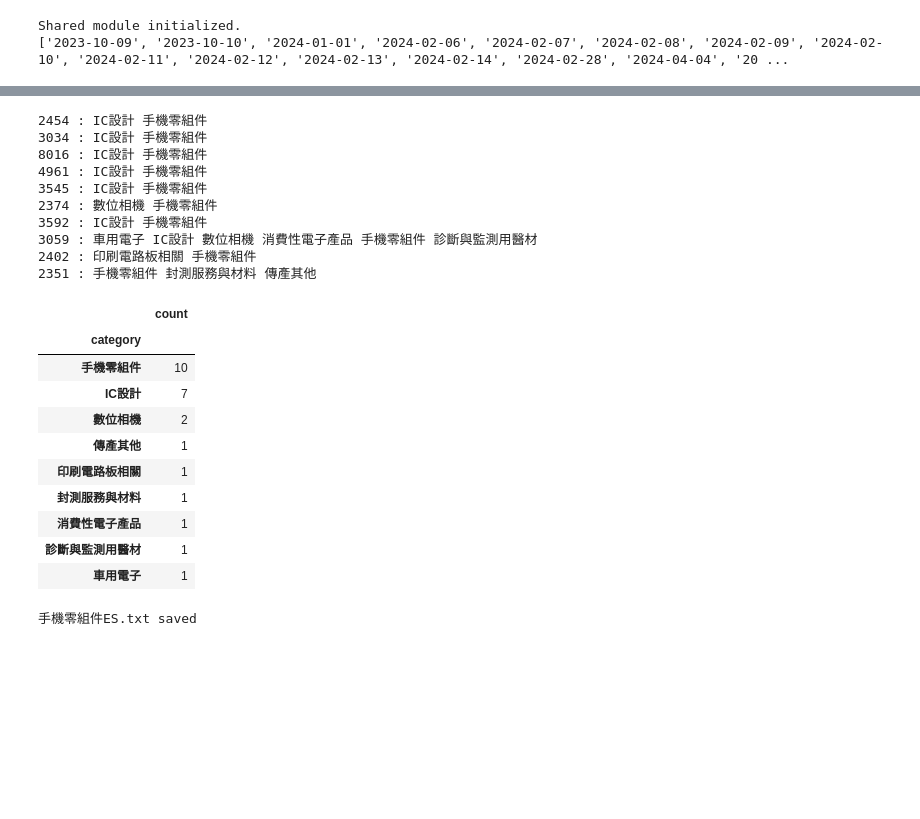
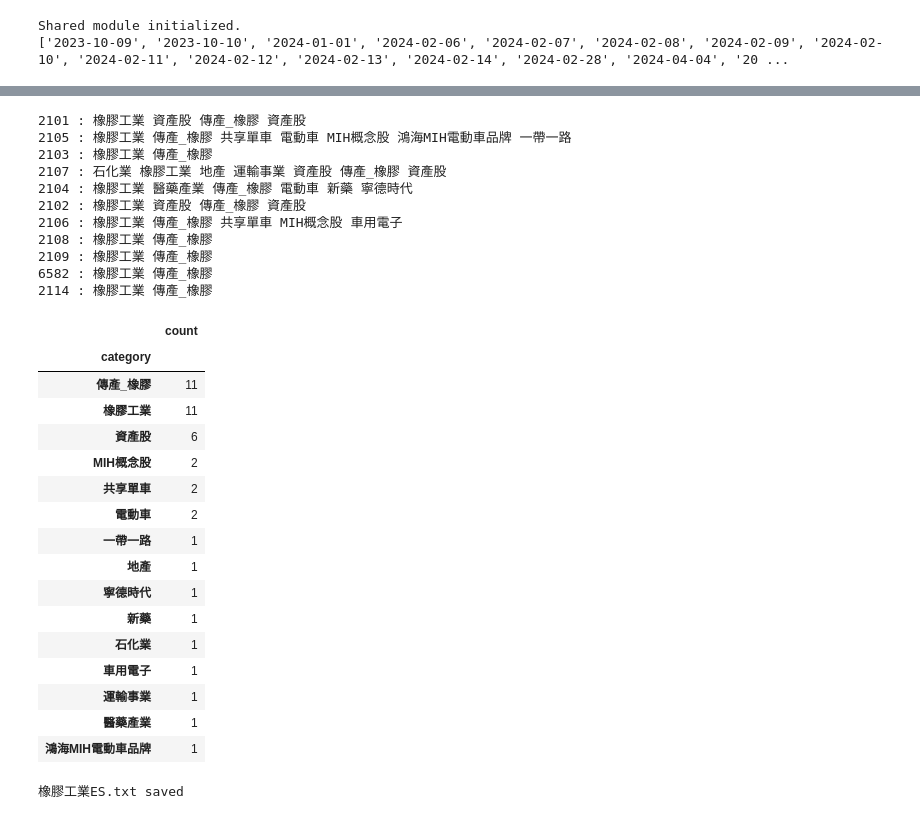
Before and after one commit to johnnyliao0325/Stock_RS_Strategy_Manager, a Jupyter notebook: Stock_RS_rate_analysis/industry category.ipynb, the cells around one changed output, grey strips where cells are left out. Cells and saved outputs as stored; diff of their text form; code cells hidden in the pictures; blank space fills up the shorter version.

```diff
--- a/Stock_RS_rate_analysis/industry category.ipynb
+++ b/Stock_RS_rate_analysis/industry category.ipynb
@@ -266,46 +259,48 @@ from time import sleep as delay
 show = True
 show_all = False
 save_to_txt = True
+description = '0426'
 if show_all:
     CF_threshold = 1800
     ES_threshold = 1800
 else:
     CF_threshold = 800
-    ES_threshold = 500
+    ES_threshold = 400
 # variable == intersection or union
 mode = 'union'
-industry_name_list = '連接器'.split('。')
+industry_name_list = '電子上游_PCB_材料設備'.split('.')
 for industry_name in industry_name_list:
     alist = []
     industry_category_df = []
     clear_output()
     sort_stocks = rschoose_df.sort_values(by='busness volume(億)', ascending=False).iloc[:CF_threshold]
+    sort_stocks.reset_index(drop=True, inplace=True)
     sort_stocks['CF'] = [round(100-(i/14), 1) for i in sort_stocks.index.values]
     # ES250前20%
     sort_stocks_ES = rschoose_df.sort_values(by='ES250rate', ascending=False).iloc[:ES_threshold]
-    print(f'ES top {round(ES_threshold/14, 2)}% : {sort_stocks_ES.shape} | CF top {round(CF_threshold/14, 2)}% : {sort_stocks.shape}')
+    print(f'RS > {100 - round(ES_threshold/14, 2)}% : {sort_stocks_ES.shape[0]}支 | CF > {100 - round(CF_threshold/14, 2)}% : {sort_stocks.shape[0]}支')
     # 合併共有股票
     sort_stocks = sort_stocks.loc[sort_stocks['ID'].isin(sort_stocks_ES['ID'])]
-    print(f'CF top {round(CF_threshold/14, 2)}% & ES top {round(ES_threshold/14, 2)}% : {sort_stocks.shape}')
+    print(f'RS > {100 - round(ES_threshold/14, 2)}% & CF > {100 - round(CF_threshold/14, 2)}% : {sort_stocks.shape[0]}支')
     # 特定產業
     industry_name = industry_name.split(' ')
     if mode == 'intersection':
         for i, industry in enumerate(industry_name):
             industry_ID_list = all_df2.loc[all_df2['industry'].isin([industry])]['ID'].values
-            print(f'{industry} : {industry_ID_list.shape}')
+            print(f'{industry} : {industry_ID_list.shape[0]}支')
             if i == 0:
                 industry_stock = industry_ID_list
             else:
                 industry_stock = np.intersect1d(industry_stock, industry_ID_list)
     else:
         industry_stock = all_df2.loc[all_df2['industry'].isin(industry_name)]['ID'].values
-        print(f'{industry_name} : {industry_stock.shape}')
+        # print(f'{industry_name} : {industry_stock.shape[0]}')
 
-    print(f'{industry_name} : {industry_stock.shape}')
+    print(f'{industry_name} : {industry_stock.shape[0]}支')
     sort_stocks_id = sort_stocks.loc[sort_stocks['ID'].astype(str).isin(industry_stock)]['ID'].astype(str).values
     # sort by stock ID
     sort_stocks_id = sort_stocks_id[np.argsort(sort_stocks_id)]
-    print(f'{industry_name} after fillter : {sort_stocks.shape}')
+    print(f'{industry_name} after fillter : {sort_stocks_id.shape[0]}支')
 
     # 全部的產業股票
     for id in sort_stocks_id:
@@ -325,7 +320,7 @@ for industry_name in industry_name_list:
     for ind in alist:
         if show:
             print(ind[0], f'| RS({ind[1][0]}) | CF({ind[1][1]})', '-->', end=' ')
-        for i in ind[1][2:]:
+        for i in set(ind[1][2:]):
             if show:
                 print(i, end=' ')
             industry_category_df.append([ind[0], i])
@@ -345,8 +340,8 @@ for industry_name in industry_name_list:
             text += f'TWSE:{id}\n'
         # create and save to txt
     if save_to_txt == True:
-        with open(f'C:/Users/User/Desktop/StockInfoHub/Stock_Data_Collector/tradingview觀察清單/6{industry_name}.txt', 'w', encoding='utf-8') as f:
+        with open(f'C:/Users/User/Desktop/StockInfoHub/Stock_Data_Collector/tradingview觀察清單/{description}{industry_name}.txt', 'w', encoding='utf-8') as f:
             f.write(text)
-    print(f'{industry_name}.txt saved')
+    print(f'{description}{industry_name}.txt saved')
     delay(1)
 # %% [output]
@@ -407,7 +397,7 @@ sort_stocks_ES = rschoose_df.sort_values(by='ES250rate', ascending=False).iloc[:
 # 合併共有股票
 # sort_stocks = sort_stocks.loc[sort_stocks['ID'].isin(sort_stocks_ES['ID'])]
 # 特定產業
-industry_name = ['手機零組件']
+industry_name = ['橡膠工業']
 industry_stock = all_df2.loc[all_df2['industry'].isin(industry_name)]['ID'].values
 sort_stocks = sort_stocks.loc[sort_stocks['ID'].astype(str).isin(industry_stock)]['ID'].astype(str).values
 
@@ -480,53 +470,60 @@ def get_tradingview_format():
 
     # ============上櫃股票代號+.TWO============
     stock_2 = listedTWO["有價證券代號"]
     stock_num2 = stock_2.apply(lambda x: str(x) + ".TWO")
     # print(stock_num2)
 
     # ============concate全部股票代號============
     stock_num = pd.concat([stock_num, stock_num2], ignore_index=True)
     # print(stock_num)
     allstock_info = pd.concat([listed, listedTWO], ignore_index=True)
     allstock_info.columns = ["ID","有價證券名稱","市場別","產業別","公開發行/上市(櫃)/發行日"]
     allstock_info.set_index('ID', inplace = True)
     # print(allstock_info)
     return allstock_info
 if save_to_txt:
     allstock_info = get_tradingview_format()
     text = ''
     for id in list(map(lambda x:x[0], alist)):
         id = str(id)
         if allstock_info.loc[id, '市場別'] == '上櫃':
             text += f'TPEX:{id}\n'
         elif allstock_info.loc[id, '市場別'] == '上市':
             text += f'TWSE:{id}\n'
         # create and save to txt
     with open(f'C:/Users/User/Desktop/StockInfoHub/Stock_Data_Collector/tradingview觀察清單/{industry_name[0]}ES.txt', 'w', encoding='utf-8') as f:
         f.write(text)
     print(f'{industry_name[0]}ES.txt saved')
 # %% [output]
-2454 : IC設計 手機零組件
-3034 : IC設計 手機零組件
-8016 : IC設計 手機零組件
-4961 : IC設計 手機零組件
-3545 : IC設計 手機零組件
-2374 : 數位相機 手機零組件
-3592 : IC設計 手機零組件
-3059 : 車用電子 IC設計 數位相機 消費性電子產品 手機零組件 診斷與監測用醫材
-2402 : 印刷電路板相關 手機零組件
-2351 : 手機零組件 封測服務與材料 傳產其他
+2101 : 橡膠工業 資產股 傳產_橡膠 資產股
+2105 : 橡膠工業 傳產_橡膠 共享單車 電動車 MIH概念股 鴻海MIH電動車品牌 一帶一路
+2103 : 橡膠工業 傳產_橡膠
+2107 : 石化業 橡膠工業 地產 運輸事業 資產股 傳產_橡膠 資產股
+2104 : 橡膠工業 醫藥產業 傳產_橡膠 電動車 新藥 寧德時代
+2102 : 橡膠工業 資產股 傳產_橡膠 資產股
+2106 : 橡膠工業 傳產_橡膠 共享單車 MIH概念股 車用電子
+2108 : 橡膠工業 傳產_橡膠
+2109 : 橡膠工業 傳產_橡膠
+6582 : 橡膠工業 傳產_橡膠
+2114 : 橡膠工業 傳產_橡膠
 |  | count |
 | category |  |
-| 手機零組件 | 10 |
-| IC設計 | 7 |
-| 數位相機 | 2 |
-| 傳產其他 | 1 |
-| 印刷電路板相關 | 1 |
-| 封測服務與材料 | 1 |
-| 消費性電子產品 | 1 |
-| 診斷與監測用醫材 | 1 |
+| 傳產_橡膠 | 11 |
+| 橡膠工業 | 11 |
+| 資產股 | 6 |
+| MIH概念股 | 2 |
+| 共享單車 | 2 |
+| 電動車 | 2 |
+| 一帶一路 | 1 |
+| 地產 | 1 |
+| 寧德時代 | 1 |
+| 新藥 | 1 |
+| 石化業 | 1 |
 | 車用電子 | 1 |
+| 運輸事業 | 1 |
+| 醫藥產業 | 1 |
+| 鴻海MIH電動車品牌 | 1 |
-手機零組件ES.txt saved
+橡膠工業ES.txt saved
 # %%
 number_of_stock = []
 for col in industry_df.columns.values:
```
Also changed, not shown: parts of 5 cells of this notebook, 5 other files.
